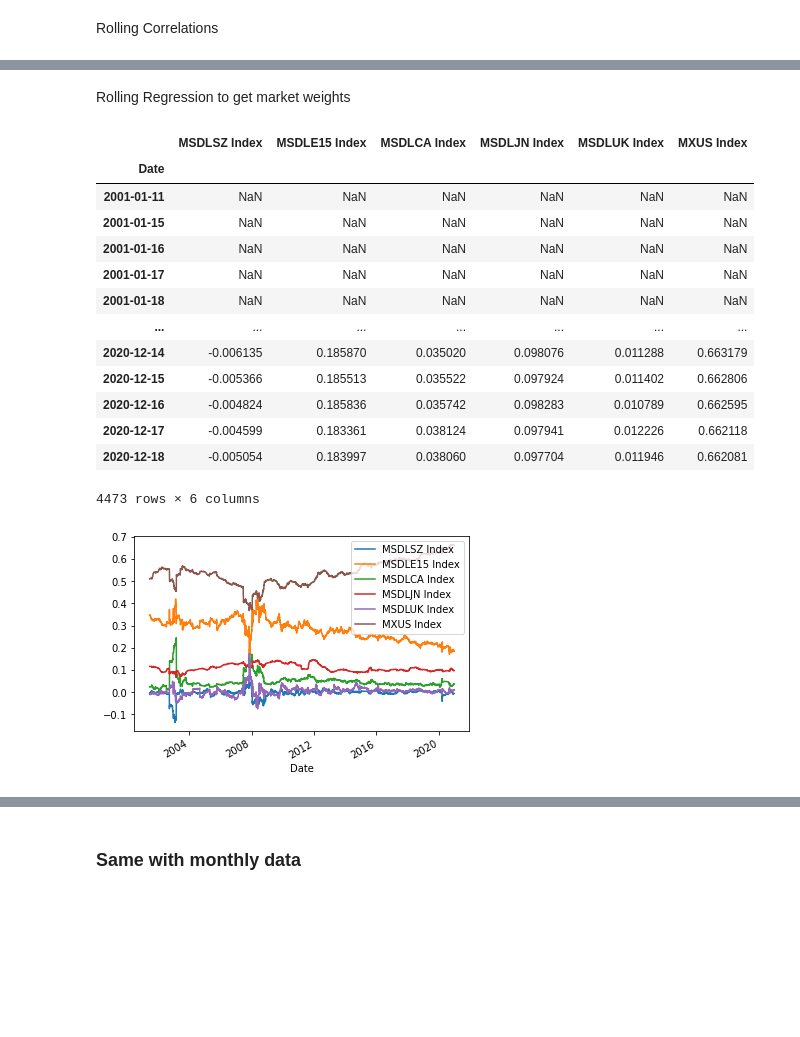
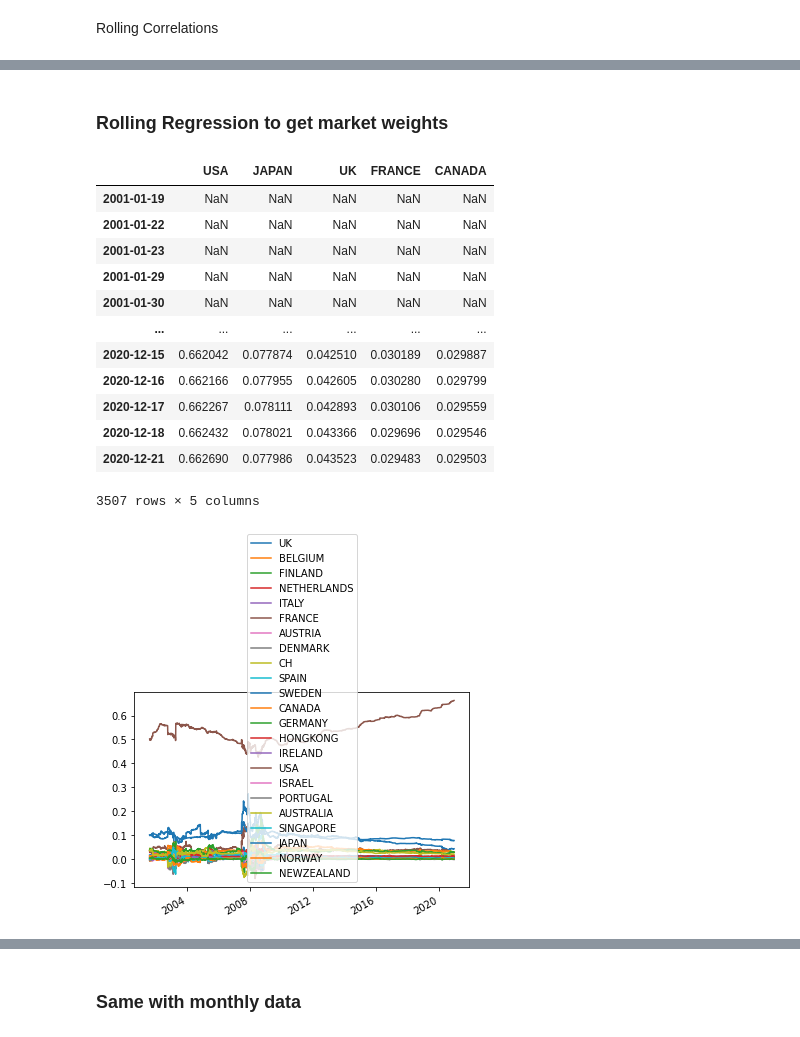
Before and after one commit to Tobias-Mann/Practicioners-Seminar-Notebook, a Jupyter notebook: Notebook.ipynb, the cells around one changed output, grey strips where cells are left out. Drawn from its saved outputs; the diff is of its cells as text; code cells hidden in the pictures; blank space fills up the shorter version.

Commit message:
Added Currency Weights

```diff
--- a/Notebook.ipynb
+++ b/Notebook.ipynb
@@ -19,6 +19,7 @@ msci_all_local = "Data/MSCI_ALL_LOCAL.xlsx"
 interest_rates = "Data/3M_interest_rates.xlsx"
 df_fx_indirect = pd.read_excel(currencies, header=0, index_col=0, sheet_name="Sheet1")
 df_msci_local = pd.read_excel(msci_all_local, header=3, index_col=0, sheet_name="CleanTimeSeries")
+df_msci_local = df_msci_local.sort_index()
 
 # Direct FX rates
 df_fx_direct = 1 / df_fx_indirect
@@ -199,32 +170,63 @@ Date
 [figure]
 # %% [markdown]
-Rolling Regression to get market weights
+### Rolling Regression to get market weights
 # %%
 df_msci_local_usd_ret = np.log(df_msci_local).diff()
 df_msci_local_usd_ret = df_msci_local_usd_ret[df_msci_local_usd_ret!=0].dropna()
 df_msci_local_usd_ret = df_msci_local_usd_ret.sort_index()
+# %%
+# Create a df of country indexes of all MSCI World Constituent Countries
+
+# Read all filenames in folder
+from os import walk
+_, _, filenames = next(walk('Data/MSCI_WORLD_CONSTITUENTS'))
+filenames.remove('.DS_Store')
+df_msci_constituents = pd.DataFrame()
+currencies = {}
+for file in filenames:
+    # Get name and currency of country
+    country = file[5:]
+    country = country[0:country.find('_')]
+    currency = file[len(file)-8:len(file)-5]
+    currencies[country] = currency
+
+    # Read the country index data and append to df
+    df = pd.read_excel('Data/MSCI_WORLD_CONSTITUENTS/' + file, header=16, index_col=0)
+    df = df['Close']
+    df = pd.DataFrame({country:df})
+    df = df.sort_index()
+    # Add empty df with difference of indexes. Maybe more elegant way to do this?
+    df_empty = pd.DataFrame(columns=[country], index=df.index.difference(df_msci_constituents.index))
+    df_msci_constituents = df_msci_constituents.append(df_empty)
+    df_msci_constituents[country] = df
+
+df_msci_constituents = df_msci_constituents.sort_index()
+df_msci_constituents_ret = np.log(df_msci_constituents).diff()
+df_msci_constituents_ret['World'] = df_msci_local_usd_ret['MSDLWI Index']
+df_msci_constituents_ret = df_msci_constituents_ret[df_msci_constituents_ret!=0].dropna()
 # %%
 from statsmodels.regression.rolling import RollingOLS
 import statsmodels.api as sm
-y = df_msci_local_usd_ret['MSDLWI Index']
-x = df_msci_local_usd_ret[['MSDLSZ Index', 'MSDLE15 Index', 'MSDLCA Index', 'MSDLJN Index', 'MSDLUK Index', 'MXUS Index']]
+y = df_msci_constituents_ret['World']
+all_countries = df_msci_constituents_ret.columns
+all_countries = all_countries.drop("World")
+x = df_msci_constituents_ret[all_countries]
 # x = sm.add_constant(x)
 ols = RollingOLS(y, x, window=100).fit()
 ols.params.plot()
-ols.params
+ols.params[['USA', 'JAPAN', 'UK', 'FRANCE', 'CANADA']]
 # %% [output]
-|  | MSDLSZ Index | MSDLE15 Index | MSDLCA Index | MSDLJN Index | MSDLUK Index | MXUS Index |
-| Date |  |  |  |  |  |  |
-| 2001-01-11 | NaN | NaN | NaN | NaN | NaN | NaN |
-| 2001-01-15 | NaN | NaN | NaN | NaN | NaN | NaN |
-| 2001-01-16 | NaN | NaN | NaN | NaN | NaN | NaN |
-| 2001-01-17 | NaN | NaN | NaN | NaN | NaN | NaN |
-| 2001-01-18 | NaN | NaN | NaN | NaN | NaN | NaN |
-| ... | ... | ... | ... | ... | ... | ... |
-| 2020-12-14 | -0.006135 | 0.185870 | 0.035020 | 0.098076 | 0.011288 | 0.663179 |
-| 2020-12-15 | -0.005366 | 0.185513 | 0.035522 | 0.097924 | 0.011402 | 0.662806 |
-| 2020-12-16 | -0.004824 | 0.185836 | 0.035742 | 0.098283 | 0.010789 | 0.662595 |
-| 2020-12-17 | -0.004599 | 0.183361 | 0.038124 | 0.097941 | 0.012226 | 0.662118 |
-| 2020-12-18 | -0.005054 | 0.183997 | 0.038060 | 0.097704 | 0.011946 | 0.662081 |
+|  | USA | JAPAN | UK | FRANCE | CANADA |
+| 2001-01-19 | NaN | NaN | NaN | NaN | NaN |
+| 2001-01-22 | NaN | NaN | NaN | NaN | NaN |
+| 2001-01-23 | NaN | NaN | NaN | NaN | NaN |
+| 2001-01-29 | NaN | NaN | NaN | NaN | NaN |
+| 2001-01-30 | NaN | NaN | NaN | NaN | NaN |
+| ... | ... | ... | ... | ... | ... |
+| 2020-12-15 | 0.662042 | 0.077874 | 0.042510 | 0.030189 | 0.029887 |
+| 2020-12-16 | 0.662166 | 0.077955 | 0.042605 | 0.030280 | 0.029799 |
+| 2020-12-17 | 0.662267 | 0.078111 | 0.042893 | 0.030106 | 0.029559 |
+| 2020-12-18 | 0.662432 | 0.078021 | 0.043366 | 0.029696 | 0.029546 |
+| 2020-12-21 | 0.662690 | 0.077986 | 0.043523 | 0.029483 | 0.029503 |
-4473 rows × 6 columns
+3507 rows × 5 columns
-[figure, old version]
+[figure, new version]
```
Also changed, not shown: parts of 10 cells of this notebook.
